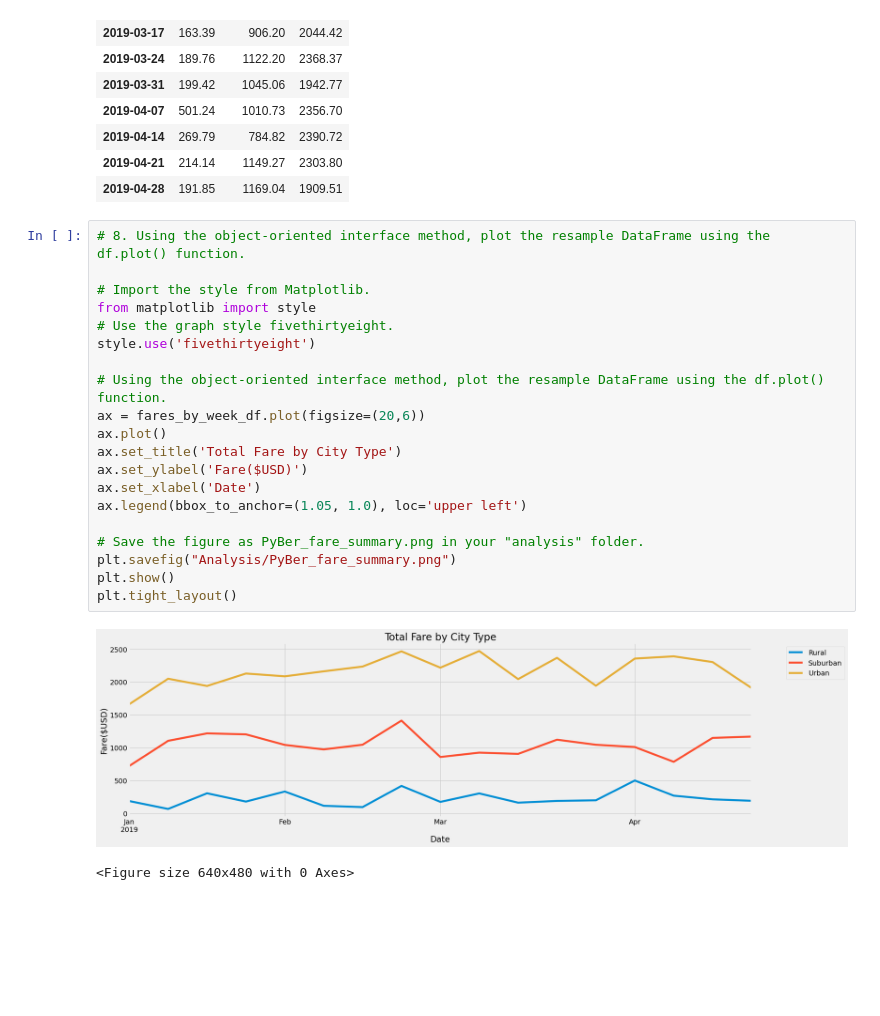
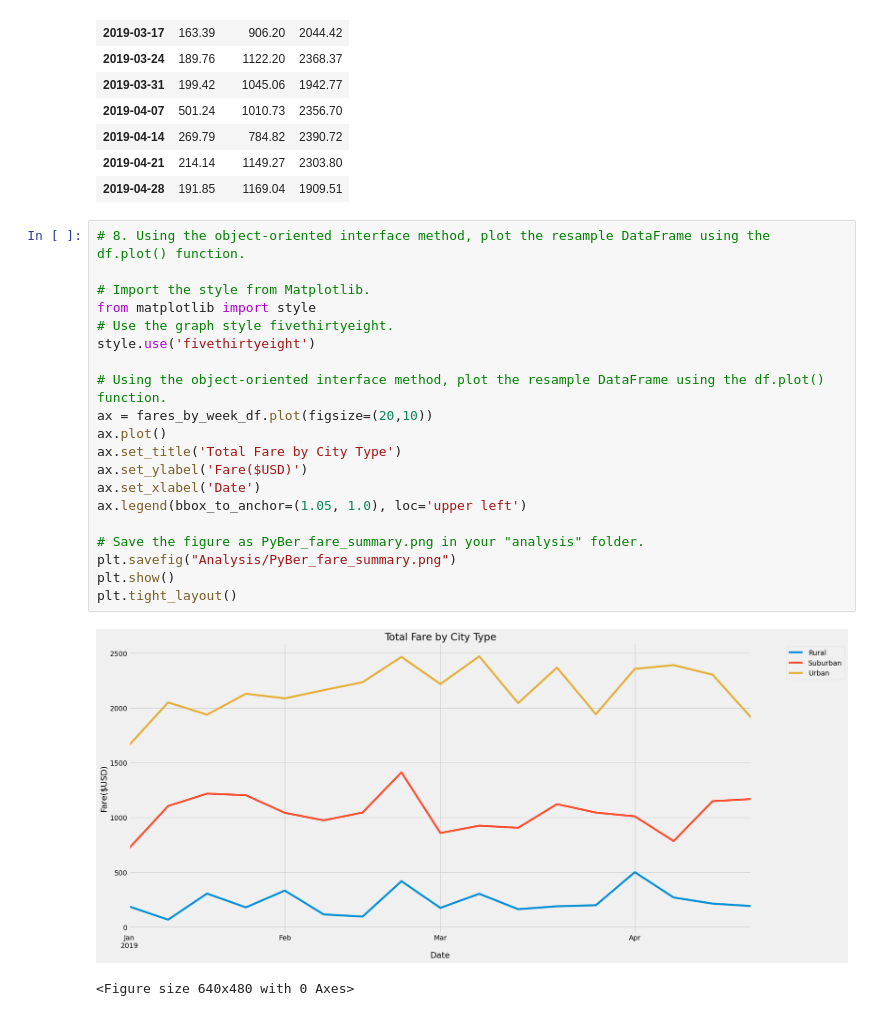
Before and after one commit to abrodyyy/PyBer_Analysis, a Jupyter notebook: PyBer_Challenge.ipynb, the cells around one changed output. Cells and saved outputs as stored; diff of their text form; blank space fills up the shorter version.

```diff
--- a/PyBer_Challenge.ipynb
+++ b/PyBer_Challenge.ipynb
@@ -258,23 +259,23 @@ fares_by_week_df
 # %%
 # 8. Using the object-oriented interface method, plot the resample DataFrame using the df.plot() function.
 
 # Import the style from Matplotlib.
 from matplotlib import style
 # Use the graph style fivethirtyeight.
 style.use('fivethirtyeight')
 
 # Using the object-oriented interface method, plot the resample DataFrame using the df.plot() function.
-ax = fares_by_week_df.plot(figsize=(20,6))
+ax = fares_by_week_df.plot(figsize=(20,10))
 ax.plot()
 ax.set_title('Total Fare by City Type')
 ax.set_ylabel('Fare($USD)')
 ax.set_xlabel('Date')
 ax.legend(bbox_to_anchor=(1.05, 1.0), loc='upper left')
 
 # Save the figure as PyBer_fare_summary.png in your "analysis" folder.
 plt.savefig("Analysis/PyBer_fare_summary.png")
 plt.show()
 plt.tight_layout()
 # %% [output]
-[figure, old version]
+[figure, new version]
 <Figure size 640x480 with 0 Axes>
```
Also changed, not shown: parts of 1 cell of this notebook, 2 other files.
